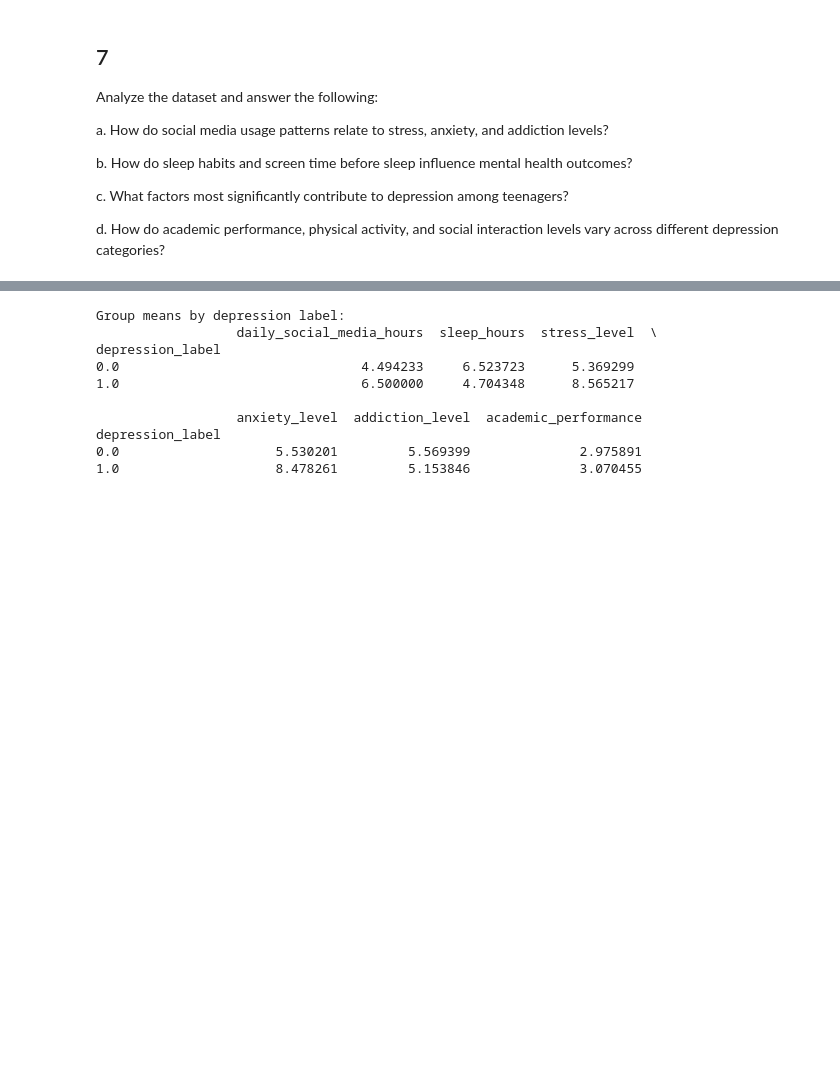
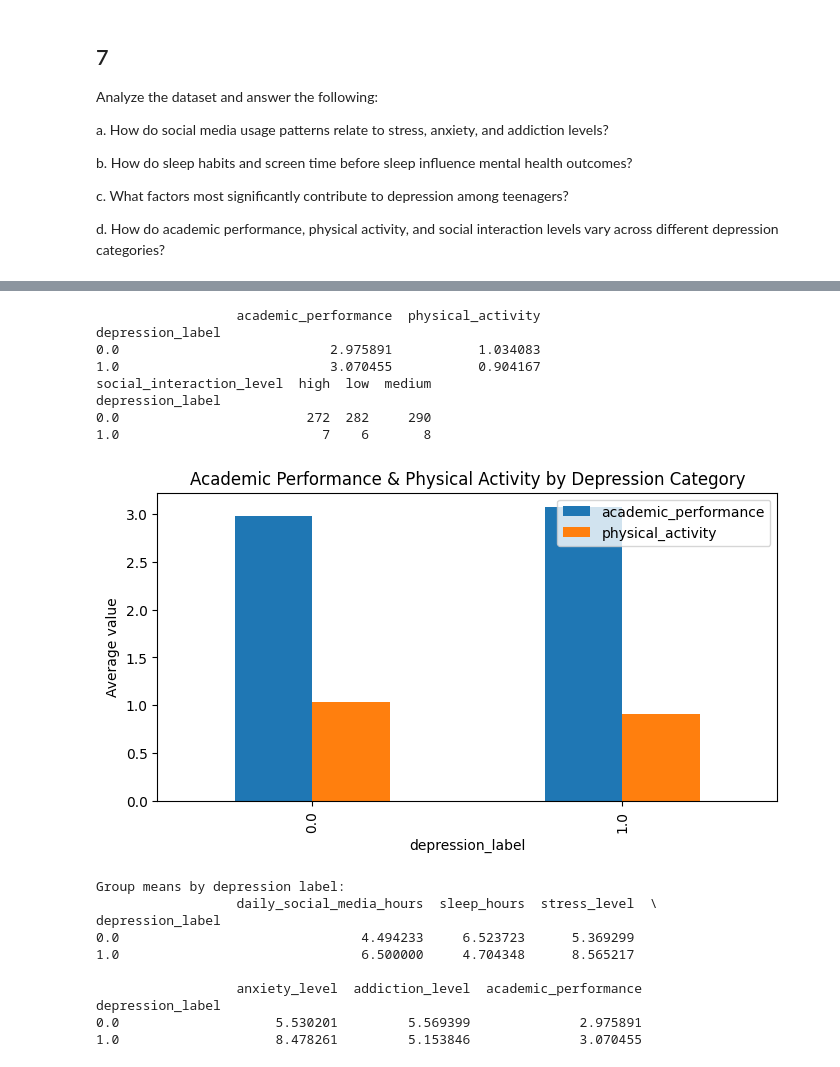
Before and after one commit to VarunSinghMCA/2547254-MCA-4th-Tri-ML, a Jupyter notebook: cia1/cia1.ipynb, the cells around one changed output, grey strips where cells are left out. Cells and saved outputs as stored; diff of their text form; code cells hidden in the pictures; blank space fills up the shorter version.

```diff
--- a/cia1/cia1.ipynb
+++ b/cia1/cia1.ipynb
@@ -288,3 +355,26 @@ d. How do academic performance, physical activity, and social interaction levels
+# %%
+# Group by depression_label and compare averages
+group_cols = ['academic_performance', 'physical_activity']
+print(df.groupby('depression_label')[group_cols].mean())
+
+# social_interaction_level is categorical, so use a count/crosstab instead
+print(pd.crosstab(df['depression_label'], df['social_interaction_level']))
+
+# Visualize
+df.groupby('depression_label')[group_cols].mean().plot(kind='bar', figsize=(8,4))
+plt.title('Academic Performance & Physical Activity by Depression Category')
+plt.ylabel('Average value')
+plt.show()
+# %% [output]
+                  academic_performance  physical_activity
+depression_label
+0.0                           2.975891           1.034083
+1.0                           3.070455           0.904167
+social_interaction_level  high  low  medium
+depression_label
+0.0                        272  282     290
+1.0                          7    6       8
+[figure, added]
 # %%
 # Group means to summarize relationships
 # df.groupby('depression_label')[cols].mean() gives mean per group
```
Also changed, not shown: parts of 3 cells of this notebook.
